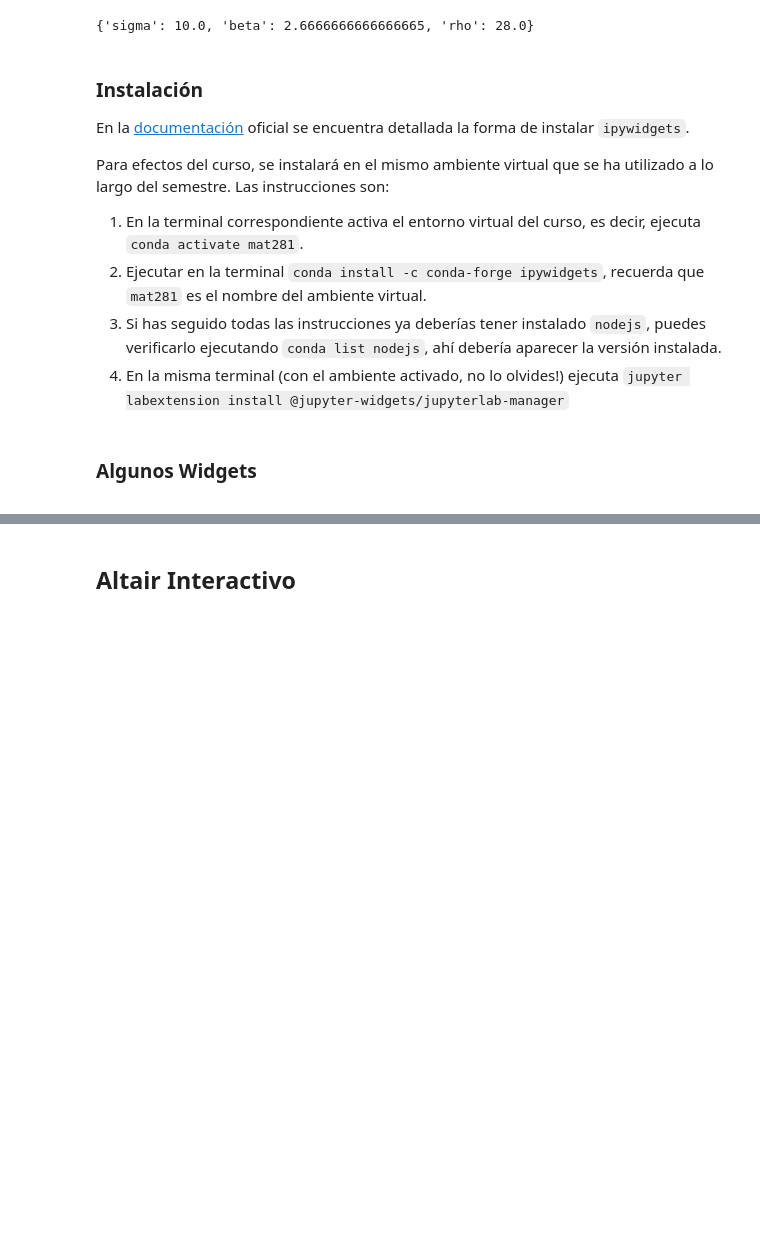
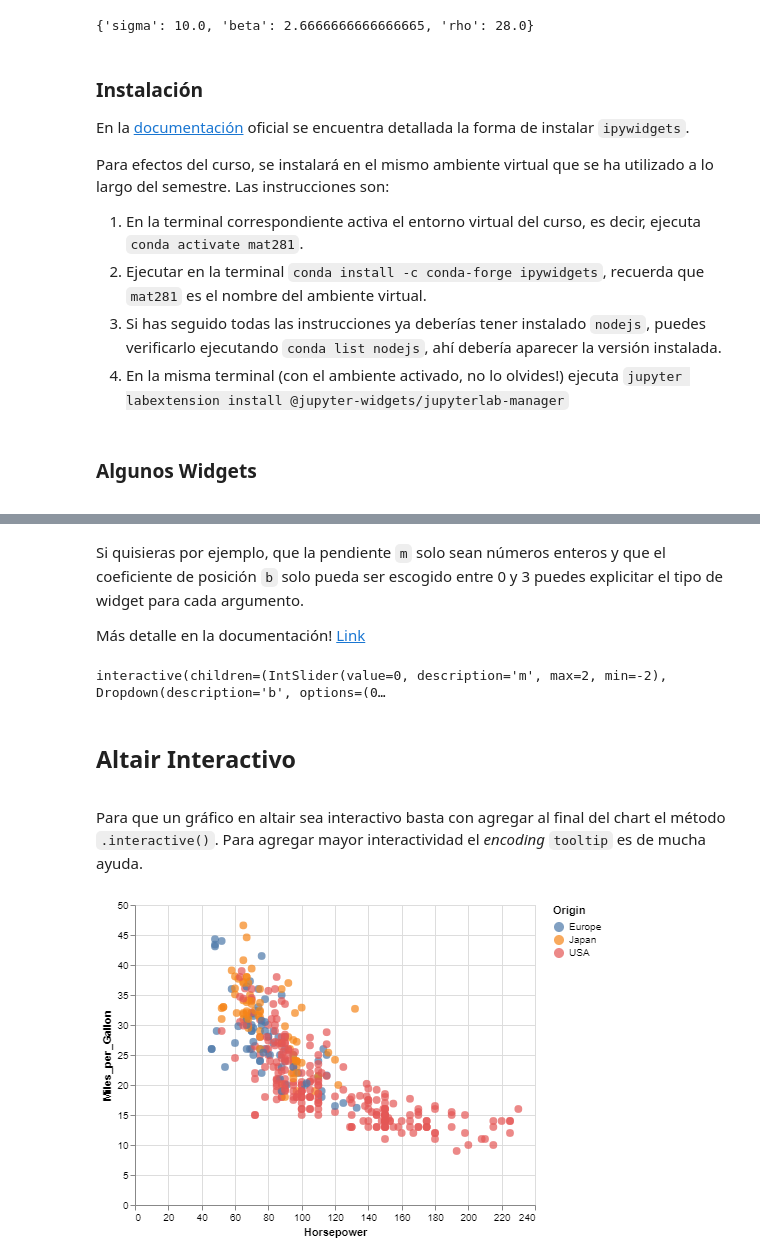
Before and after one commit to aoguedao/mat281_2019S2, a Jupyter notebook: m03_data_visualization/m03_c04_interactive_visualization/m03_c04_interactive_visualization.ipynb, the cells around one changed output, grey strips where cells are left out. Drawn from its saved outputs; the diff is of its cells as text; code cells hidden in the pictures; blank space fills up the shorter version.

Commit message:
Interactive viz

```diff
--- a/m03_data_visualization/m03_c04_interactive_visualization/m03_c04_interactive_visualization.ipynb
+++ b/m03_data_visualization/m03_c04_interactive_visualization/m03_c04_interactive_visualization.ipynb
@@ -123,3 +169,15 @@ interactive(children=(FloatSlider(value=0.0, description='m', max=2.0, min=-2.0)
+# %% [markdown]
+Si quisieras por ejemplo, que la pendiente `m` solo sean números enteros y que el coeficiente de posición `b` solo pueda ser escogido entre 0 y 3 puedes explicitar el tipo de widget para cada argumento.
+
+Más detalle en la documentación! [Link](https://ipywidgets.readthedocs.io/en/latest/examples/Using%20Interact.html#Widget-abbreviations)
+# %%
+interactive(
+    f,
+    m=widgets.IntSlider(0, -2, 2),
+    b=widgets.Dropdown(options=[0, 3])
+)
+# %% [output]
+interactive(children=(IntSlider(value=0, description='m', max=2, min=-2), Dropdown(description='b', options=(0…
 # %% [markdown]
 ## Altair Interactivo
 <a id='interactive_altair'></a>
@@ -125,0 +187,13 @@ interactive(children=(FloatSlider(value=0.0, description='m', max=2.0, min=-2.0)
+# %% [markdown]
+Para que un gráfico en altair sea interactivo basta con agregar al final del chart el método `.interactive()`. Para agregar mayor interactividad el _encoding_ `tooltip` es de mucha ayuda.
+# %%
+source = data.cars()
+
+alt.Chart(source).mark_circle(size=60).encode(
+    x='Horsepower',
+    y='Miles_per_Gallon',
+    color='Origin',
+    tooltip=['Name', 'Origin', 'Horsepower', 'Miles_per_Gallon']
+).interactive()
+# %% [output]
+[figure, added]
```
Also changed, not shown: parts of 38 cells of this notebook, 2 other files.
